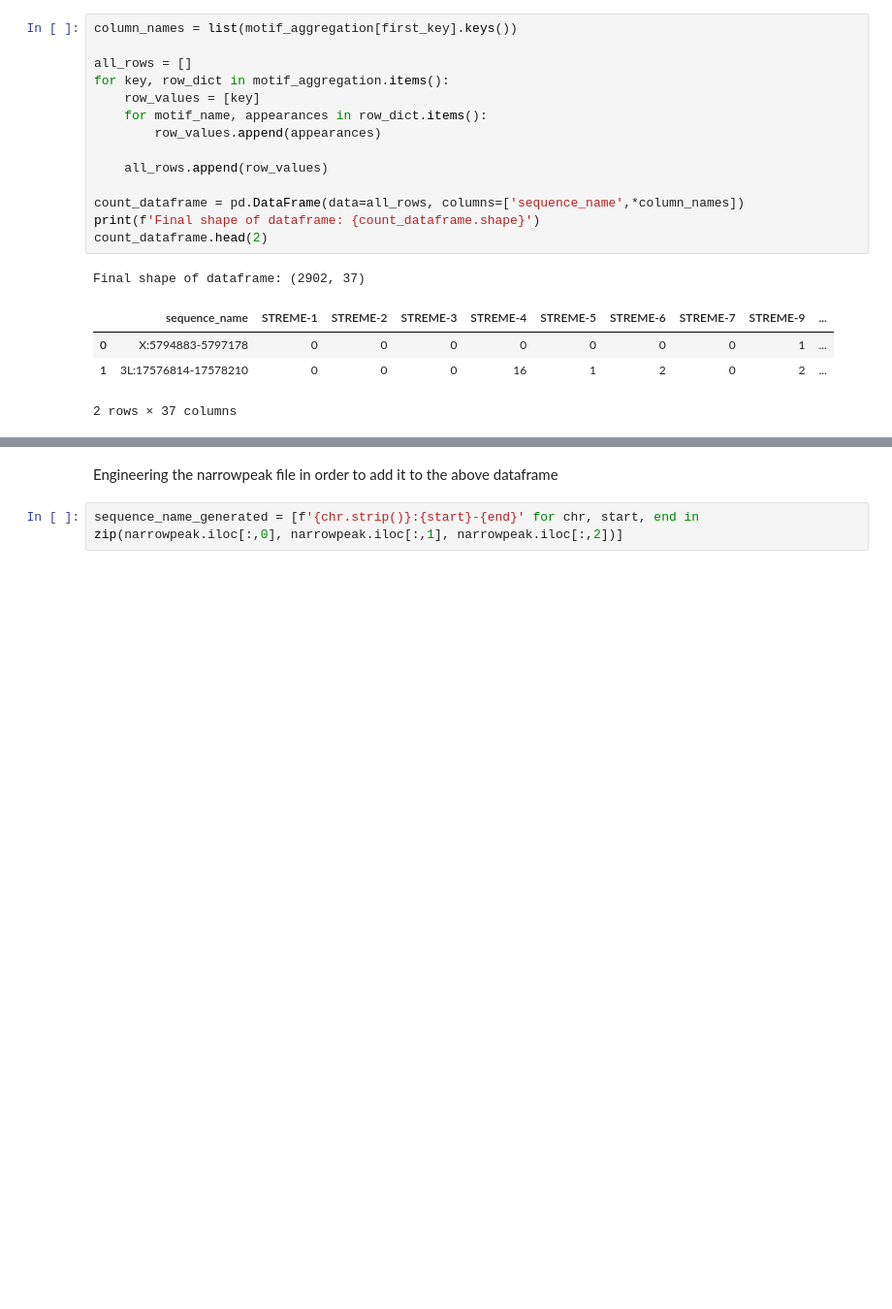
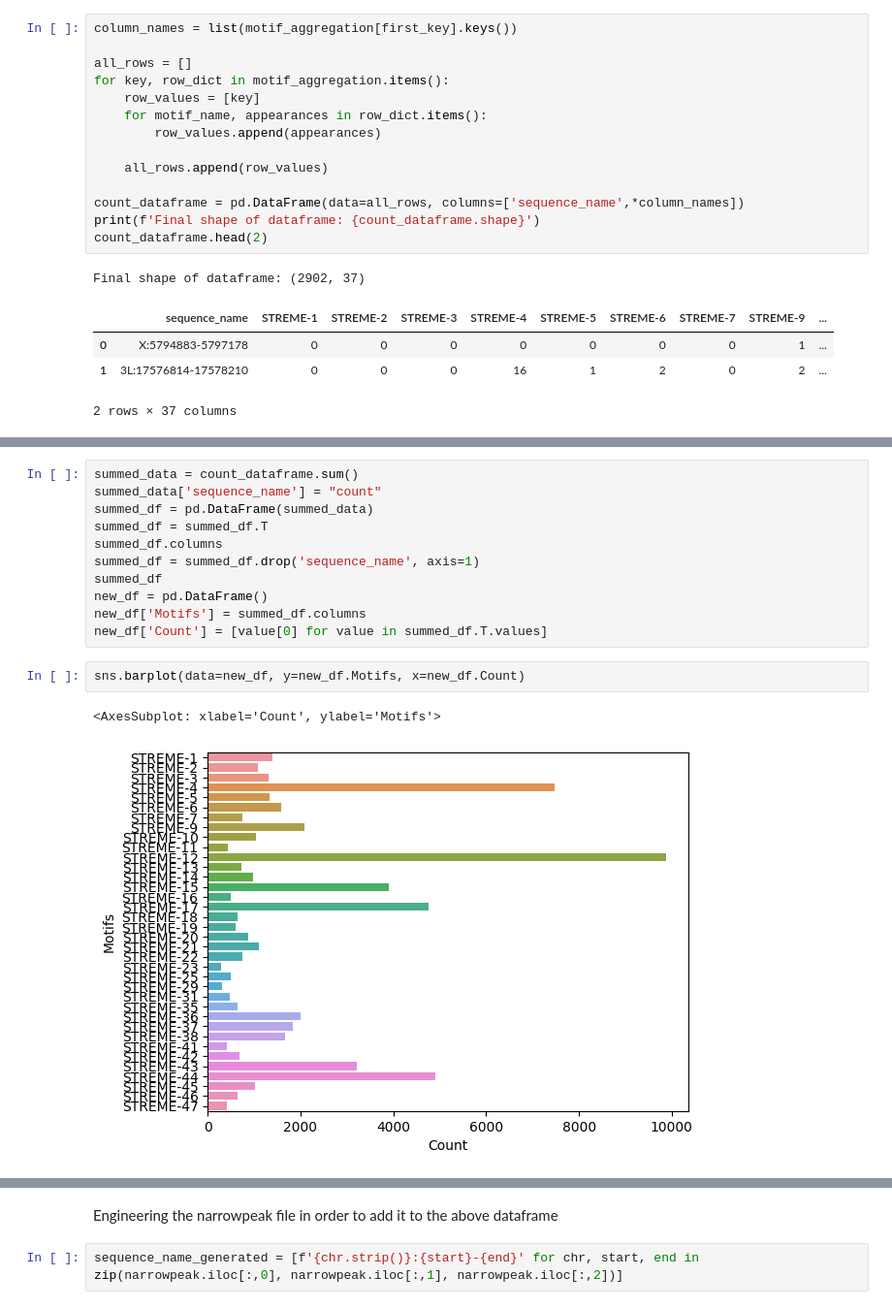
Before and after one commit to FriendlyBandit/data_science_final_project, a Jupyter notebook: logistic_regression_feature_engineering.ipynb, the cells around one changed output, grey strips where cells are left out. Shown: that part at 97% size. Saved outputs shown, nothing was run; the diff lists cells and outputs as text; blank space fills up the shorter version.

```diff
--- a/logistic_regression_feature_engineering.ipynb
+++ b/logistic_regression_feature_engineering.ipynb
@@ -93,0 +143,16 @@ Final shape of dataframe: (2902, 37)
+# %%
+summed_data = count_dataframe.sum()
+summed_data['sequence_name'] = "count"
+summed_df = pd.DataFrame(summed_data)
+summed_df = summed_df.T
+summed_df.columns
+summed_df = summed_df.drop('sequence_name', axis=1)
+summed_df
+new_df = pd.DataFrame()
+new_df['Motifs'] = summed_df.columns
+new_df['Count'] = [value[0] for value in summed_df.T.values]
+# %%
+sns.barplot(data=new_df, y=new_df.Motifs, x=new_df.Count)
+# %% [output]
+<AxesSubplot: xlabel='Count', ylabel='Motifs'>
+[figure, added]
```
Also changed, not shown: parts of 11 cells of this notebook, 5 other files.
